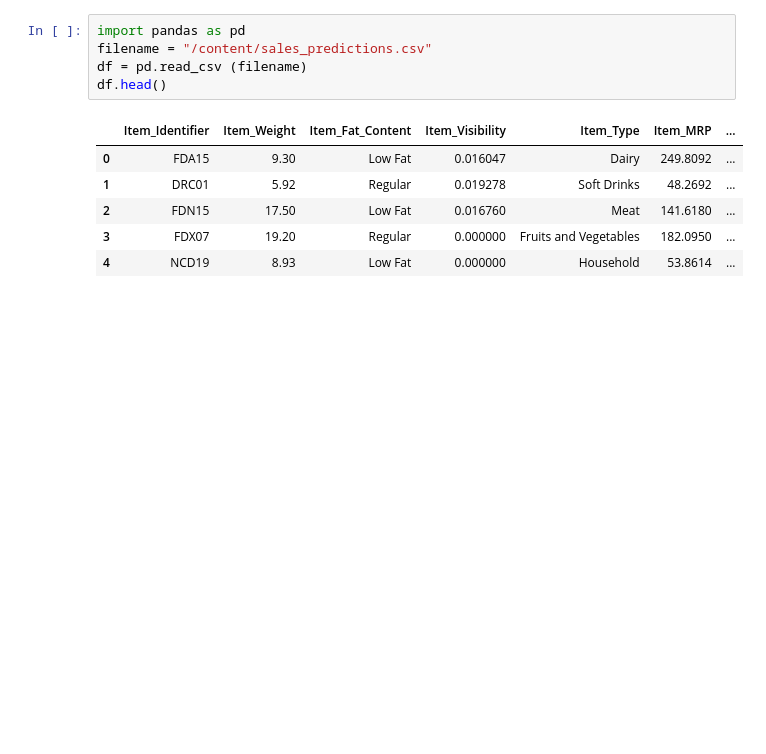
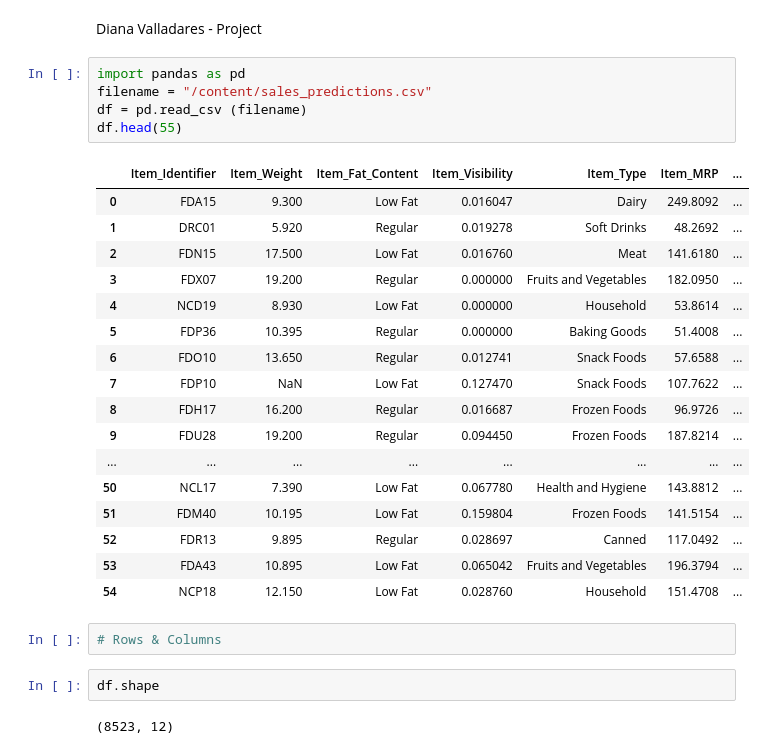
Before and after one commit to dee-ah-nuh/Food-Sales-Predictions, a Jupyter notebook: Food_Sales_Prediction.ipynb, the cells around one changed output. Saved outputs shown, nothing was run; the diff lists cells and outputs as text; blank space fills up the shorter version.

```diff
--- a/Food_Sales_Prediction.ipynb
+++ b/Food_Sales_Prediction.ipynb
@@ -1,14 +1,33 @@
 # %% [markdown]
 <a href="https://colab.research.google.com/github/dee-ah-nuh/Food_Sales_Predictions/blob/main/Food_Sales_Prediction.ipynb" target="_parent"><img src="https://colab.research.google.com/assets/colab-badge.svg" alt="Open In Colab"/></a>
+# %% [markdown]
+Diana Valladares - Project
 # %%
 import pandas as pd
 filename = "/content/sales_predictions.csv"
 df = pd.read_csv (filename)
-df.head()
+df.head(55)
 # %% [output]
 |  | Item_Identifier | Item_Weight | Item_Fat_Content | Item_Visibility | Item_Type | Item_MRP | ... |
-| 0 | FDA15 | 9.30 | Low Fat | 0.016047 | Dairy | 249.8092 | ... |
-| 1 | DRC01 | 5.92 | Regular | 0.019278 | Soft Drinks | 48.2692 | ... |
-| 2 | FDN15 | 17.50 | Low Fat | 0.016760 | Meat | 141.6180 | ... |
-| 3 | FDX07 | 19.20 | Regular | 0.000000 | Fruits and Vegetables | 182.0950 | ... |
-| 4 | NCD19 | 8.93 | Low Fat | 0.000000 | Household | 53.8614 | ... |
+| 0 | FDA15 | 9.300 | Low Fat | 0.016047 | Dairy | 249.8092 | ... |
+| 1 | DRC01 | 5.920 | Regular | 0.019278 | Soft Drinks | 48.2692 | ... |
+| 2 | FDN15 | 17.500 | Low Fat | 0.016760 | Meat | 141.6180 | ... |
+| 3 | FDX07 | 19.200 | Regular | 0.000000 | Fruits and Vegetables | 182.0950 | ... |
+| 4 | NCD19 | 8.930 | Low Fat | 0.000000 | Household | 53.8614 | ... |
+| 5 | FDP36 | 10.395 | Regular | 0.000000 | Baking Goods | 51.4008 | ... |
+| 6 | FDO10 | 13.650 | Regular | 0.012741 | Snack Foods | 57.6588 | ... |
+| 7 | FDP10 | NaN | Low Fat | 0.127470 | Snack Foods | 107.7622 | ... |
+| 8 | FDH17 | 16.200 | Regular | 0.016687 | Frozen Foods | 96.9726 | ... |
+| 9 | FDU28 | 19.200 | Regular | 0.094450 | Frozen Foods | 187.8214 | ... |
+| ... | ... | ... | ... | ... | ... | ... | ... |
+| 50 | NCL17 | 7.390 | Low Fat | 0.067780 | Health and Hygiene | 143.8812 | ... |
+| 51 | FDM40 | 10.195 | Low Fat | 0.159804 | Frozen Foods | 141.5154 | ... |
+| 52 | FDR13 | 9.895 | Regular | 0.028697 | Canned | 117.0492 | ... |
+| 53 | FDA43 | 10.895 | Low Fat | 0.065042 | Fruits and Vegetables | 196.3794 | ... |
+| 54 | NCP18 | 12.150 | Low Fat | 0.028760 | Household | 151.4708 | ... |
+# %%
+# Rows & Columns
+# %%
+df.shape
+# %% [output]
+(8523, 12)
```
Also changed, not shown: parts of 15 cells of this notebook.
